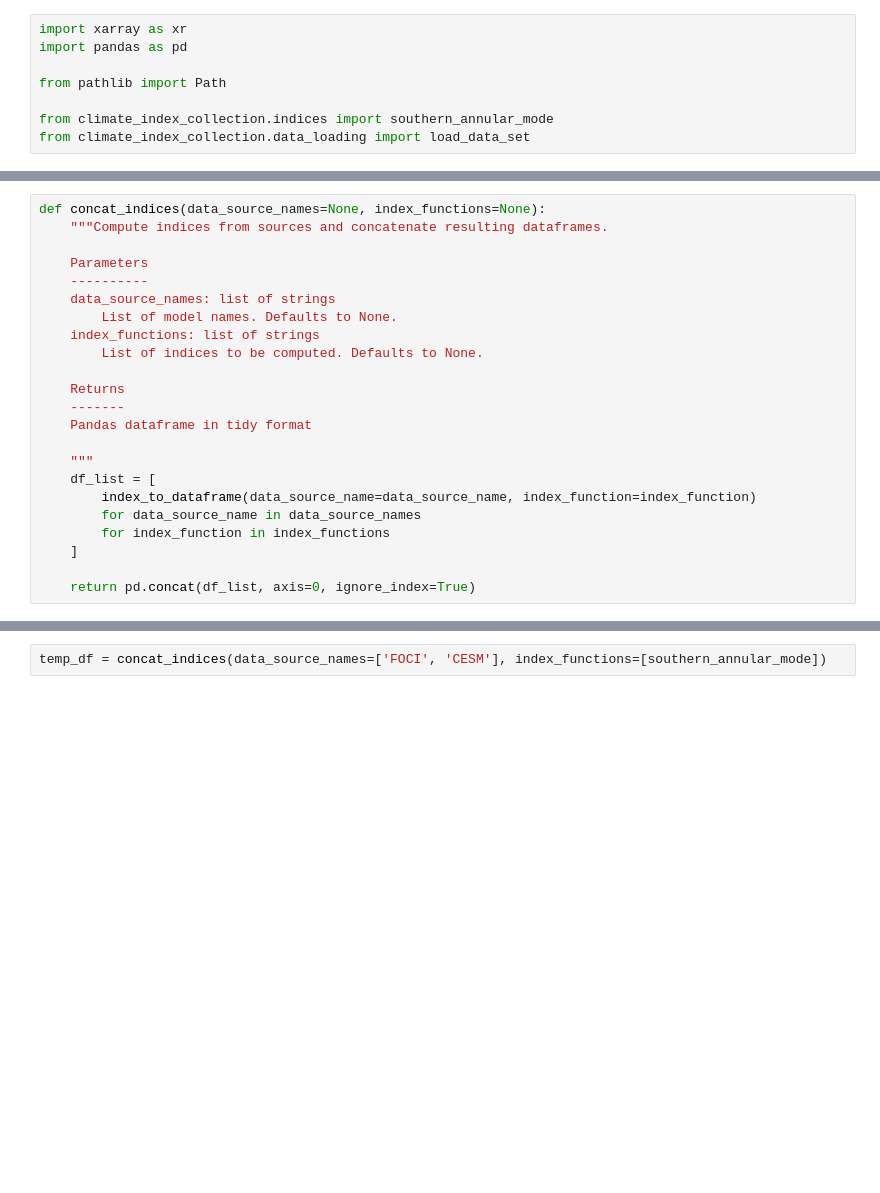
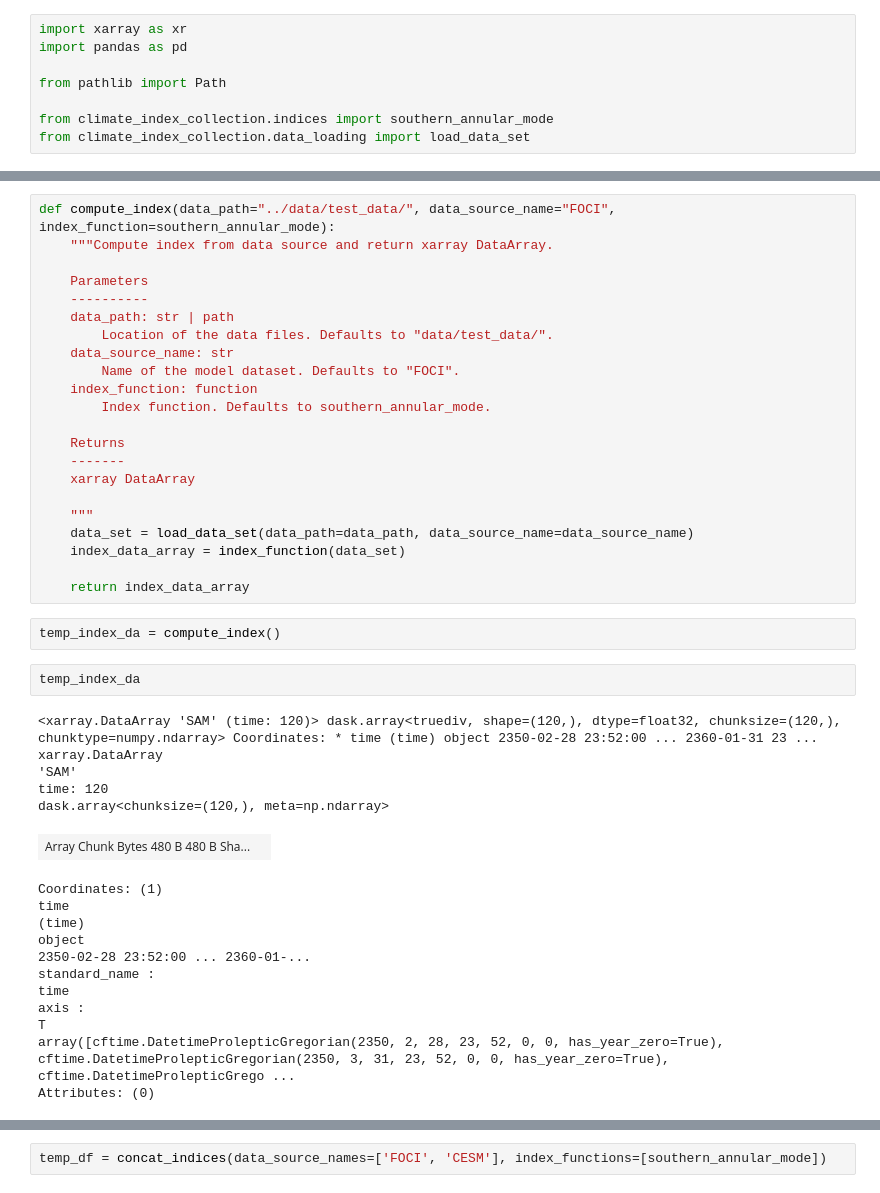
Before and after one commit to MarcoLandtHayen/climate_index_collection, a Jupyter notebook: notebooks/prototype_output.ipynb, the cells around one changed output, grey strips where cells are left out. Drawn from its saved outputs; the diff is of its cells as text; blank space fills up the shorter version.

```diff
--- a/notebooks/prototype_output.ipynb
+++ b/notebooks/prototype_output.ipynb
@@ -36,23 +9,44 @@ def index_to_dataframe(data_path="../data/test_data/", data_source_name="FOCI",
-# %%
-def concat_indices(data_source_names=None, index_functions=None):
-    """Compute indices from sources and concatenate resulting dataframes.
-
-    Parameters
-    ----------
-    data_source_names: list of strings
-        List of model names. Defaults to None.
-    index_functions: list of strings
-        List of indices to be computed. Defaults to None.
-
-    Returns
-    -------
-    Pandas dataframe in tidy format
-
-    """
-    df_list = [
-        index_to_dataframe(data_source_name=data_source_name, index_function=index_function)
-        for data_source_name in data_source_names
-        for index_function in index_functions
-    ]
-
-    return pd.concat(df_list, axis=0, ignore_index=True)
+# %%
+def compute_index(data_path="../data/test_data/", data_source_name="FOCI", index_function=southern_annular_mode):
+    """Compute index from data source and return xarray DataArray.
+
+    Parameters
+    ----------
+    data_path: str | path
+        Location of the data files. Defaults to "data/test_data/".
+    data_source_name: str
+        Name of the model dataset. Defaults to "FOCI".
+    index_function: function
+        Index function. Defaults to southern_annular_mode.
+
+    Returns
+    -------
+    xarray DataArray
+
+    """
+    data_set = load_data_set(data_path=data_path, data_source_name=data_source_name)
+    index_data_array = index_function(data_set)
+
+    return index_data_array
+# %%
+temp_index_da = compute_index()
+# %%
+temp_index_da
+# %% [output]
+<xarray.DataArray 'SAM' (time: 120)> dask.array<truediv, shape=(120,), dtype=float32, chunksize=(120,), chunktype=numpy.ndarray> Coordinates: * time (time) object 2350-02-28 23:52:00 ... 2360-01-31 23 ...
+xarray.DataArray
+'SAM'
+time: 120
+dask.array<chunksize=(120,), meta=np.ndarray>
+| Array Chunk Bytes 480 B 480 B Sha... |  |
+Coordinates: (1)
+time
+(time)
+object
+2350-02-28 23:52:00 ... 2360-01-...
+standard_name :
+time
+axis :
+T
+array([cftime.DatetimeProlepticGregorian(2350, 2, 28, 23, 52, 0, 0, has_year_zero=True), cftime.DatetimeProlepticGregorian(2350, 3, 31, 23, 52, 0, 0, has_year_zero=True), cftime.DatetimeProlepticGrego ...
+Attributes: (0)
```
Also changed, not shown: parts of 10 cells of this notebook, 2 other files.
